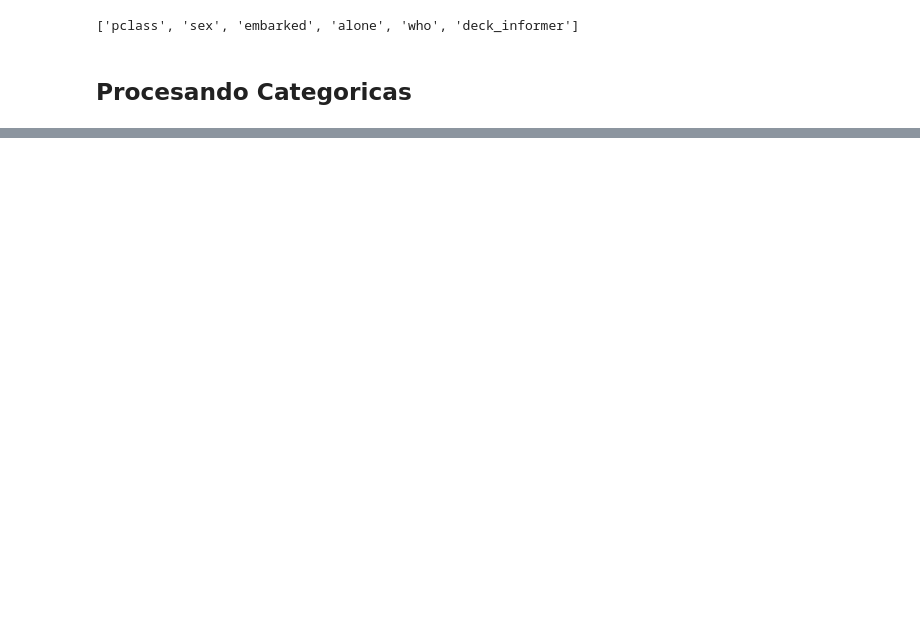
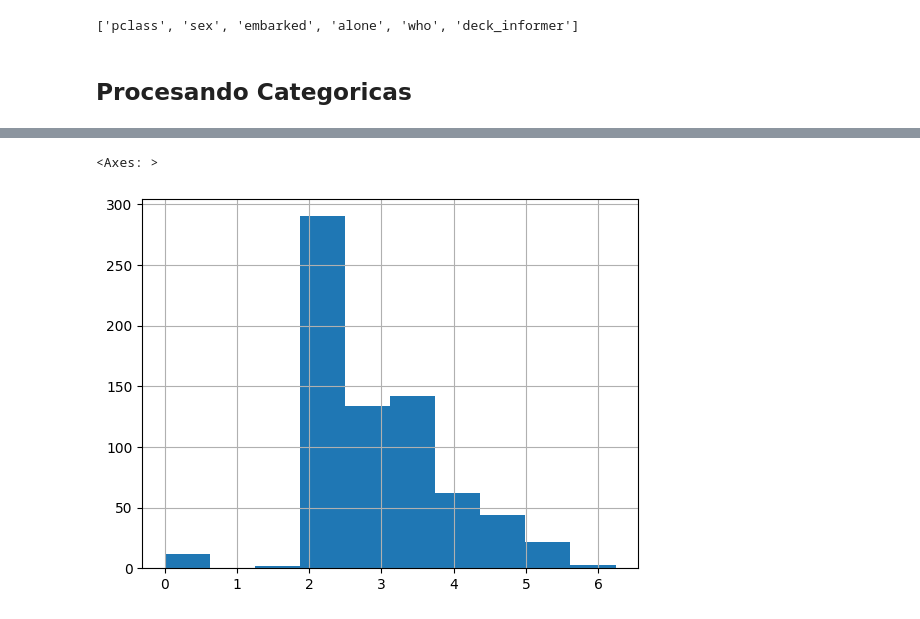
Before and after one commit to RobertoPE1/DS_ONLINE_ROBERTO, a Jupyter notebook: 04_Machine_Learning/Sprint_10/Unidad_02_ML_Supervisado_Clasificacion_Regresion_Logistica/03_Practica_Obligatoria/18_Practica_Obligatoria_Clasificacion_Regresion_Logistica.ipynb, the cells around one changed output, grey strips where cells are left out. Drawn from its saved outputs; the diff is of its cells as text; code cells hidden in the pictures; blank space fills up the shorter version.

```diff
--- a/04_Machine_Learning/Sprint_10/Unidad_02_ML_Supervisado_Clasificacion_Regresion_Logistica/03_Practica_Obligatoria/18_Practica_Obligatoria_Clasificacion_Regresion_Logistica.ipynb
+++ b/04_Machine_Learning/Sprint_10/Unidad_02_ML_Supervisado_Clasificacion_Regresion_Logistica/03_Practica_Obligatoria/18_Practica_Obligatoria_Clasificacion_Regresion_Logistica.ipynb
@@ -341,0 +384,6 @@ features_cat
+# %%
+# Aplicamos logaritmo a Fare, se rompe porque hay valores 0
+(train_set["fare"]+1).apply(np.log).hist()
+# %% [output]
+<Axes: >
+[figure, added]
```
Also changed, not shown: parts of 31 cells of this notebook.
